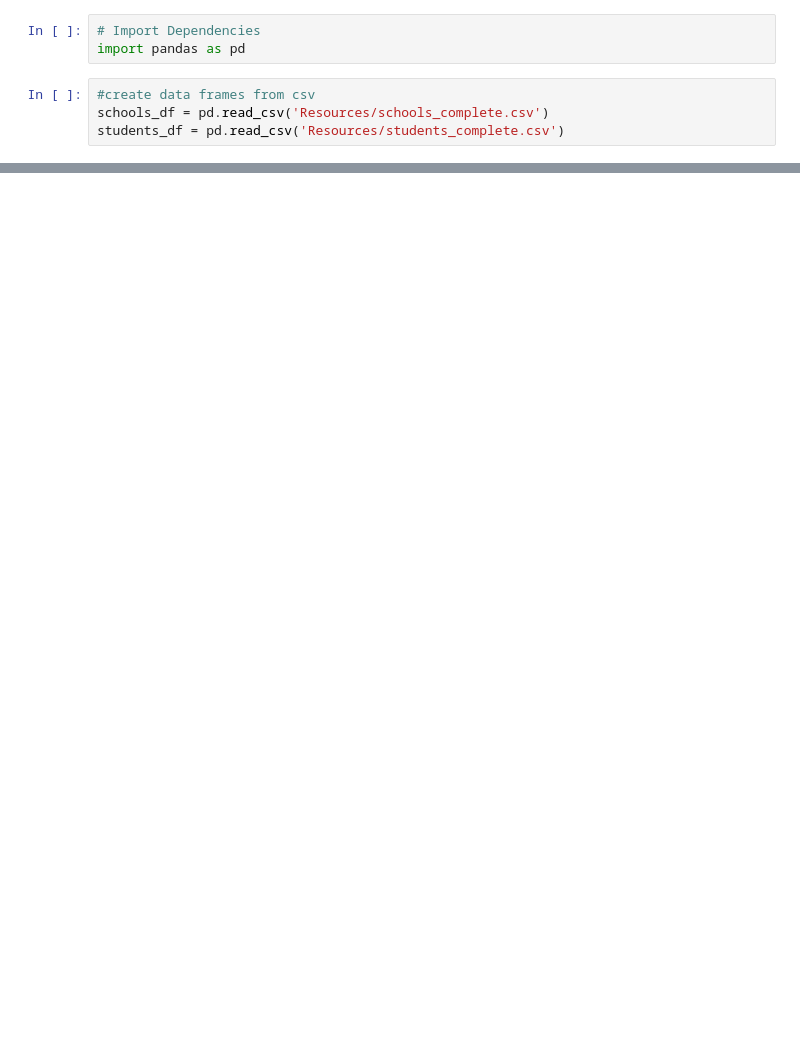
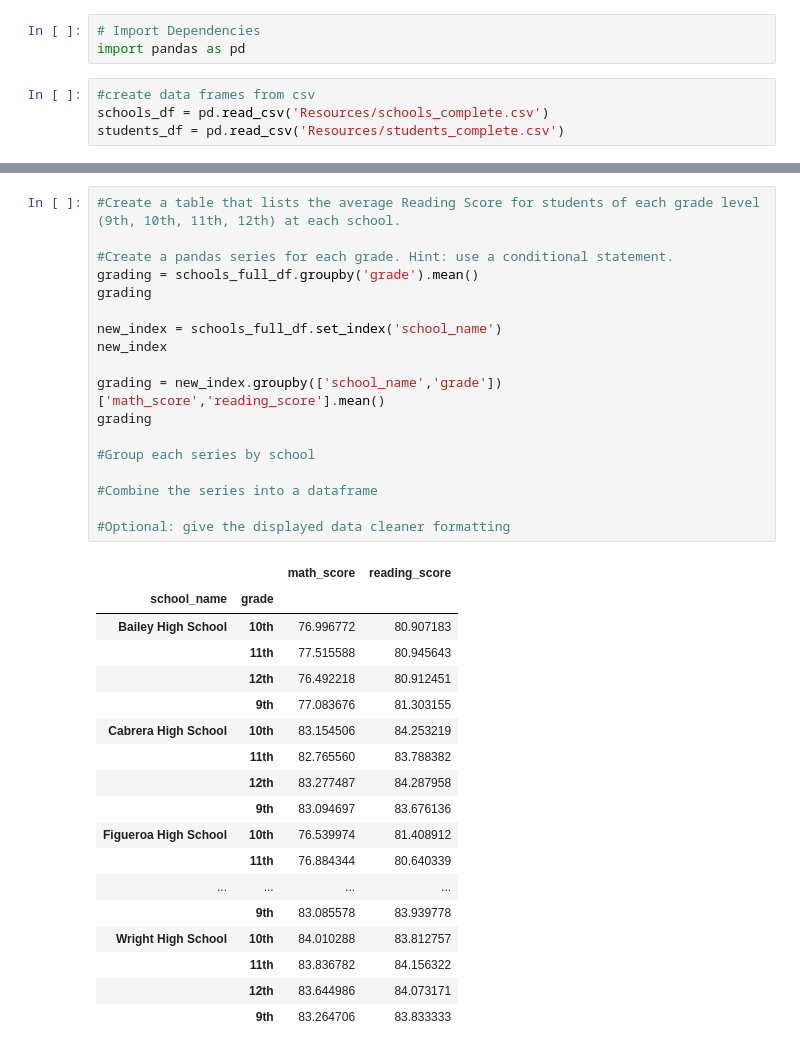
Before and after one commit to Emm9-Hmm/pandas-challenge, a Jupyter notebook: PyCitySchools/PyCitySchools.ipynb, the cells around one changed output, grey strips where cells are left out. Drawn from its saved outputs; the diff is of its cells as text; blank space fills up the shorter version.

```diff
--- a/PyCitySchools/PyCitySchools.ipynb
+++ b/PyCitySchools/PyCitySchools.ipynb
@@ -72,0 +182,37 @@ district_df
+# %%
+#Create a table that lists the average Reading Score for students of each grade level (9th, 10th, 11th, 12th) at each school.
+
+#Create a pandas series for each grade. Hint: use a conditional statement.
+grading = schools_full_df.groupby('grade').mean()
+grading
+
+new_index = schools_full_df.set_index('school_name')
+new_index
+
+grading = new_index.groupby(['school_name','grade'])['math_score','reading_score'].mean()
+grading
+
+#Group each series by school
+
+#Combine the series into a dataframe
+
+#Optional: give the displayed data cleaner formatting
+# %% [output]
+|  |  | math_score | reading_score |
+| school_name | grade |  |  |
+| Bailey High School | 10th | 76.996772 | 80.907183 |
+|  | 11th | 77.515588 | 80.945643 |
+|  | 12th | 76.492218 | 80.912451 |
+|  | 9th | 77.083676 | 81.303155 |
+| Cabrera High School | 10th | 83.154506 | 84.253219 |
+|  | 11th | 82.765560 | 83.788382 |
+|  | 12th | 83.277487 | 84.287958 |
+|  | 9th | 83.094697 | 83.676136 |
+| Figueroa High School | 10th | 76.539974 | 81.408912 |
+|  | 11th | 76.884344 | 80.640339 |
+| ... | ... | ... | ... |
+|  | 9th | 83.085578 | 83.939778 |
+| Wright High School | 10th | 84.010288 | 83.812757 |
+|  | 11th | 83.836782 | 84.156322 |
+|  | 12th | 83.644986 | 84.073171 |
+|  | 9th | 83.264706 | 83.833333 |
```
Also changed, not shown: parts of 4 cells of this notebook.
